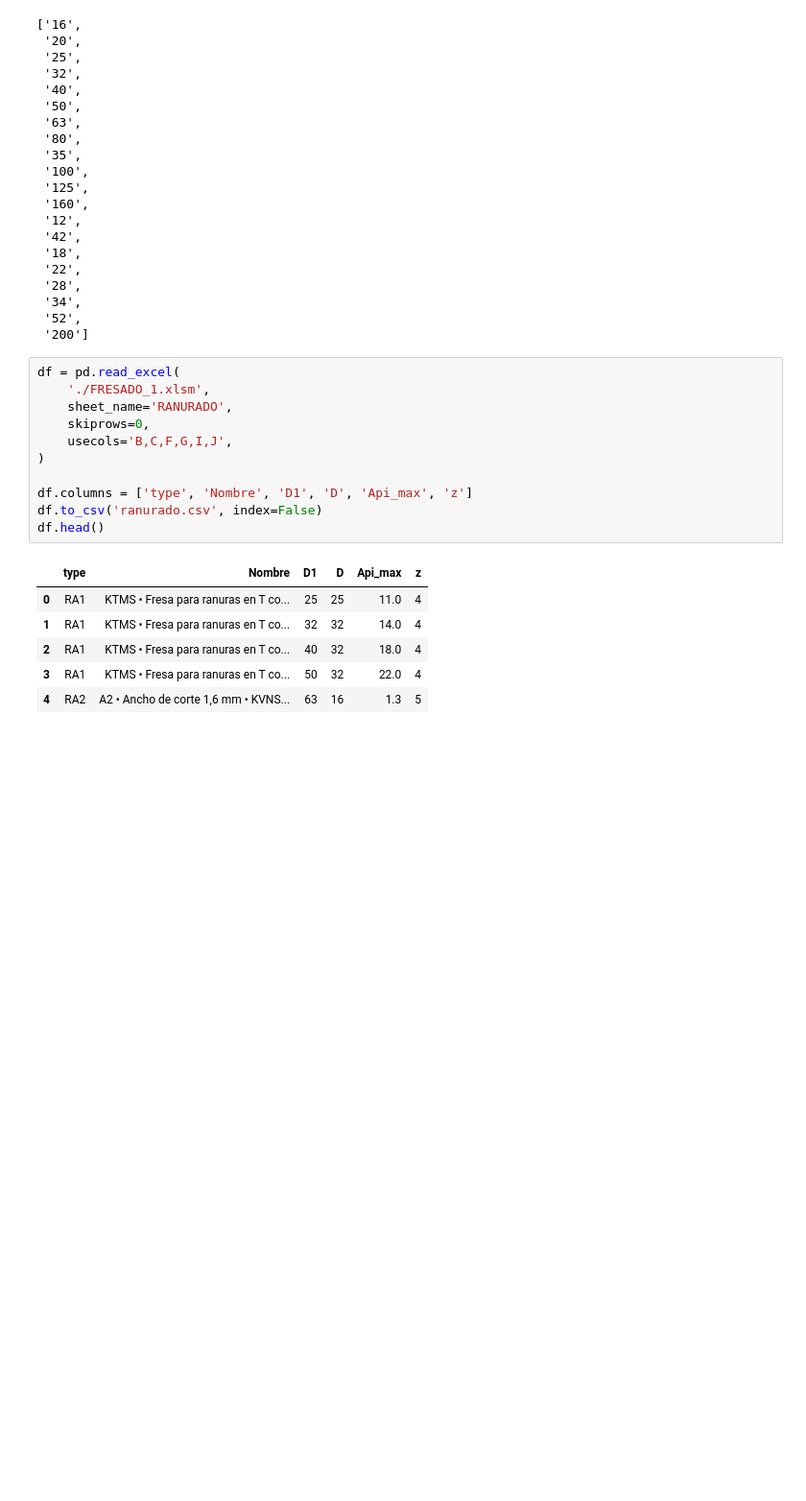
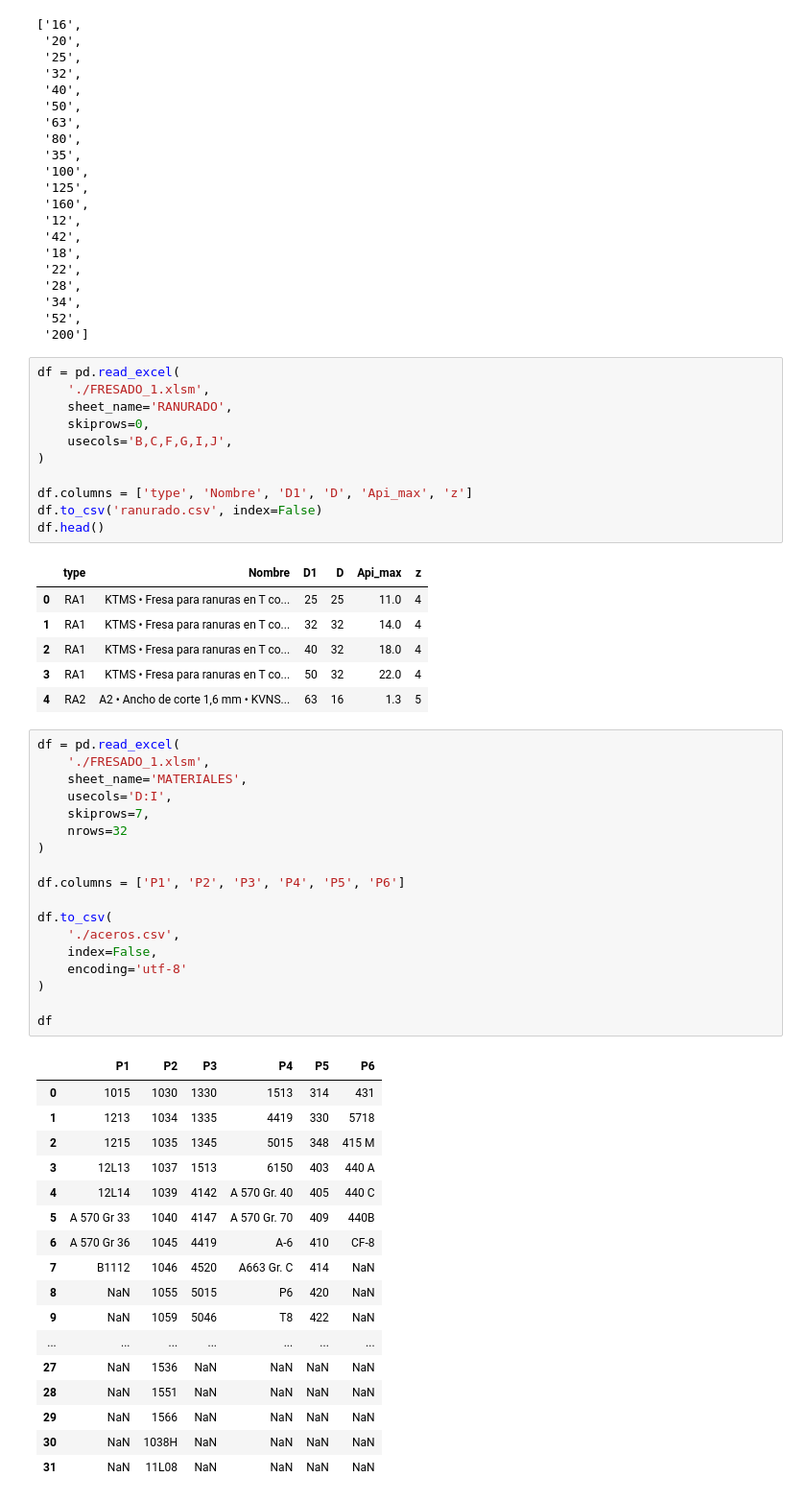
Before and after one commit to DanielSarmiento04/cnc_catalog, a Jupyter notebook: main.ipynb, the cells around one changed output. Shown: that part at 96% size. Drawn from its saved outputs; the diff is of its cells as text; blank space fills up the shorter version.

```diff
--- a/main.ipynb
+++ b/main.ipynb
@@ -173,3 +173,39 @@ df.head()
 | 2 | RA1 | KTMS • Fresa para ranuras en T co... | 40 | 32 | 18.0 | 4 |
 | 3 | RA1 | KTMS • Fresa para ranuras en T co... | 50 | 32 | 22.0 | 4 |
 | 4 | RA2 | A2 • Ancho de corte 1,6 mm • KVNS... | 63 | 16 | 1.3 | 5 |
+# %%
+df = pd.read_excel(
+    './FRESADO_1.xlsm',
+    sheet_name='MATERIALES',
+    usecols='D:I',
+    skiprows=7,
+    nrows=32
+)
+
+df.columns = ['P1', 'P2', 'P3', 'P4', 'P5', 'P6']
+
+df.to_csv(
+    './aceros.csv',
+    index=False,
+    encoding='utf-8'
+)
+
+df
+# %% [output]
+|  | P1 | P2 | P3 | P4 | P5 | P6 |
+| 0 | 1015 | 1030 | 1330 | 1513 | 314 | 431 |
+| 1 | 1213 | 1034 | 1335 | 4419 | 330 | 5718 |
+| 2 | 1215 | 1035 | 1345 | 5015 | 348 | 415 M |
+| 3 | 12L13 | 1037 | 1513 | 6150 | 403 | 440 A |
+| 4 | 12L14 | 1039 | 4142 | A 570 Gr. 40 | 405 | 440 C |
+| 5 | A 570 Gr 33 | 1040 | 4147 | A 570 Gr. 70 | 409 | 440B |
+| 6 | A 570 Gr 36 | 1045 | 4419 | A-6 | 410 | CF-8 |
+| 7 | B1112 | 1046 | 4520 | A663 Gr. C | 414 | NaN |
+| 8 | NaN | 1055 | 5015 | P6 | 420 | NaN |
+| 9 | NaN | 1059 | 5046 | T8 | 422 | NaN |
+| ... | ... | ... | ... | ... | ... | ... |
+| 27 | NaN | 1536 | NaN | NaN | NaN | NaN |
+| 28 | NaN | 1551 | NaN | NaN | NaN | NaN |
+| 29 | NaN | 1566 | NaN | NaN | NaN | NaN |
+| 30 | NaN | 1038H | NaN | NaN | NaN | NaN |
+| 31 | NaN | 11L08 | NaN | NaN | NaN | NaN |
```
Also changed, not shown: parts of 5 cells of this notebook, 10 other files.
